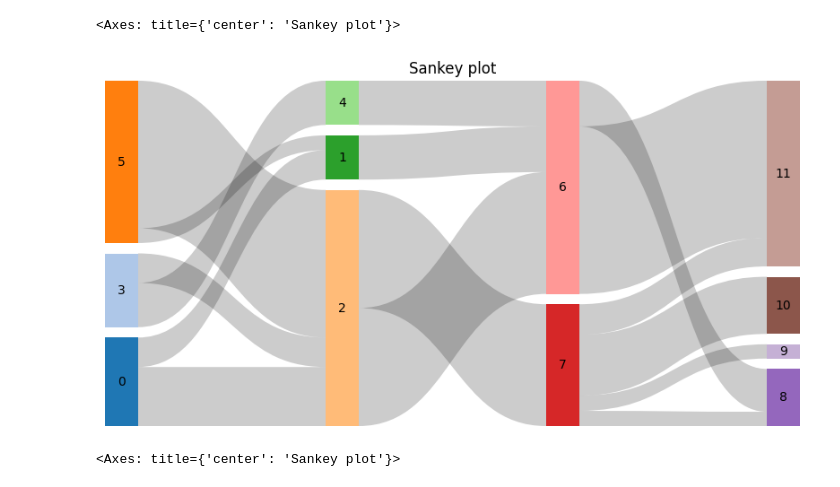
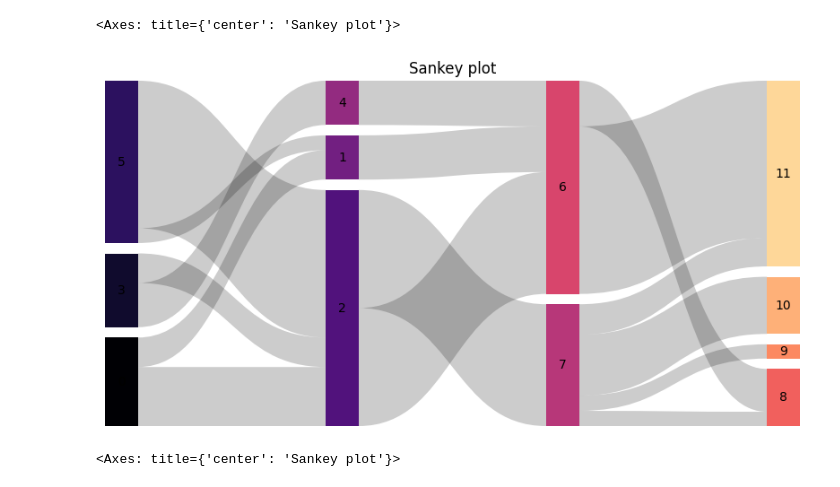
Before and after one commit to harryhaller001/matplotlib-sankey, a Jupyter notebook: dev/testing.ipynb, the cells around one changed output. Saved outputs shown, nothing was run; the diff lists cells and outputs as text; code cells hidden in the pictures.

Commit message:
rename argument cmap to color, adding new color map code examples to vignette

```diff
--- a/dev/testing.ipynb
+++ b/dev/testing.ipynb
@@ -11,22 +14,23 @@ from matplotlib_sankey import sankey, from_matrix
 # %%
 data = [
     [(0, 2, 20), (0, 1, 10), (3, 4, 15), (3, 2, 10), (5, 1, 5), (5, 2, 50)],
     [(2, 6, 40), (1, 6, 15), (2, 7, 40), (4, 6, 15)],
     [(7, 8, 5), (7, 9, 5), (7, 10, 20), (7, 11, 10), (6, 11, 55), (6, 8, 15)],
 ]
 
 fig, ax = plt.subplots(figsize=(10, 5))
 sankey(
     data=data,
-    cmap="tab20",
+    color="magma",
+    # color="tab:orange",
     annotate_columns="index",
     ax=ax,
     title="Sankey plot",
     spacing=0.03,
 )
 # %% [output]
 <Axes: title={'center': 'Sankey plot'}>
-[figure, old version]
+[figure, new version]
 # %%
 data = [
     [
```
Also changed, not shown: parts of 8 cells of this notebook, 6 other files.
